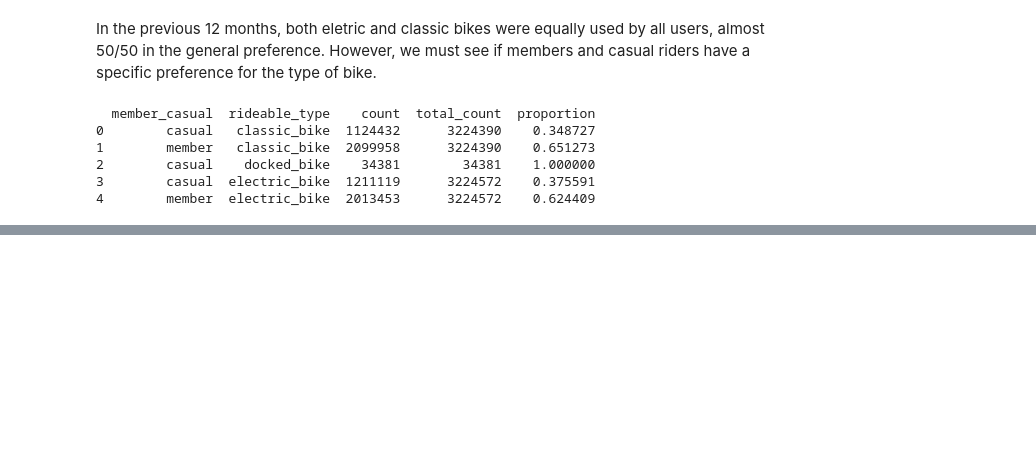
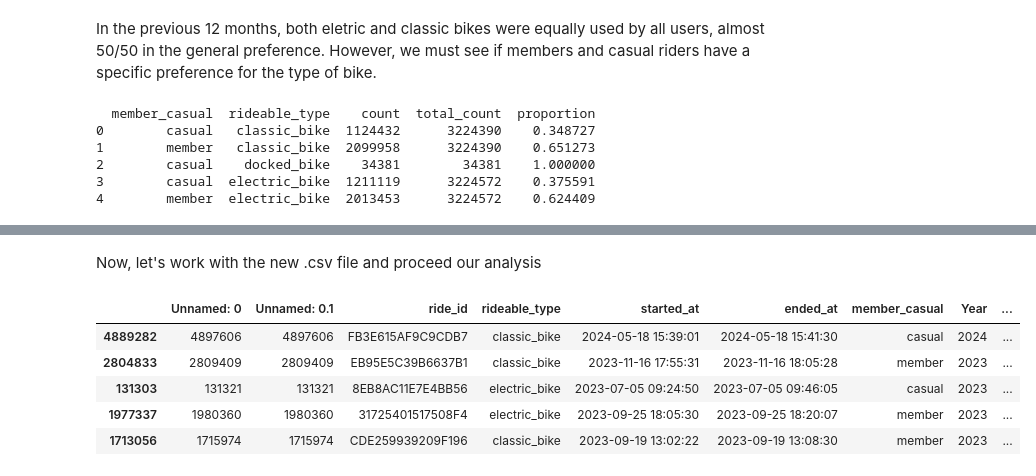
Before and after one commit to Miickka/capstone-google-certificate, a Jupyter notebook: Cyclistic_GoogleData.ipynb, the cells around one changed output, grey strips where cells are left out. Cells and saved outputs as stored; diff of their text form; code cells hidden in the pictures; blank space fills up the shorter version.

```diff
--- a/Cyclistic_GoogleData.ipynb
+++ b/Cyclistic_GoogleData.ipynb
@@ -438,0 +713,15 @@ print(merged)
+# %% [markdown]
+Now, let's work with the new .csv file and proceed our analysis
+# %%
+#import the df_cleaned data assigned into a variable
+import pandas as pd
+import numpy as np
+df= pd.read_csv("df_cleaned.csv", sep=",")
+df.sample(5)
+# %% [output]
+|  | Unnamed: 0 | Unnamed: 0.1 | ride_id | rideable_type | started_at | ended_at | member_casual | Year | ... |
+| 4889282 | 4897606 | 4897606 | FB3E615AF9C9CDB7 | classic_bike | 2024-05-18 15:39:01 | 2024-05-18 15:41:30 | casual | 2024 | ... |
+| 2804833 | 2809409 | 2809409 | EB95E5C39B6637B1 | classic_bike | 2023-11-16 17:55:31 | 2023-11-16 18:05:28 | member | 2023 | ... |
+| 131303 | 131321 | 131321 | 8EB8AC11E7E4BB56 | electric_bike | 2023-07-05 09:24:50 | 2023-07-05 09:46:05 | casual | 2023 | ... |
+| 1977337 | 1980360 | 1980360 | 31725401517508F4 | electric_bike | 2023-09-25 18:05:30 | 2023-09-25 18:20:07 | member | 2023 | ... |
+| 1713056 | 1715974 | 1715974 | CDE259939209F196 | classic_bike | 2023-09-19 13:02:22 | 2023-09-19 13:08:30 | member | 2023 | ... |
```
Also changed, not shown: parts of 37 cells of this notebook.
